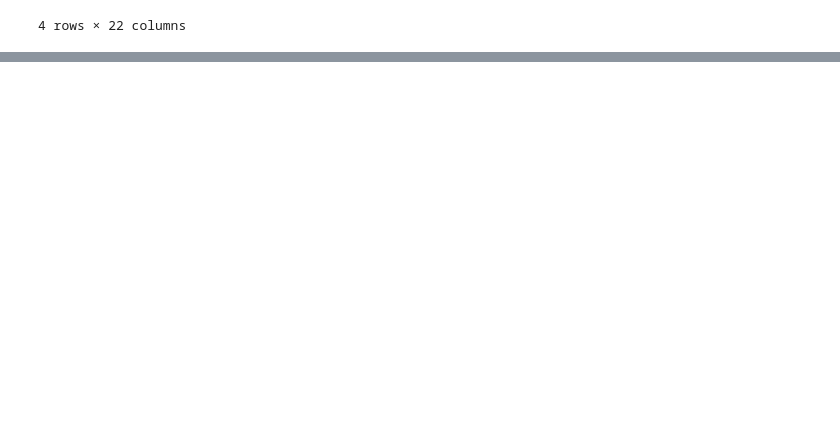
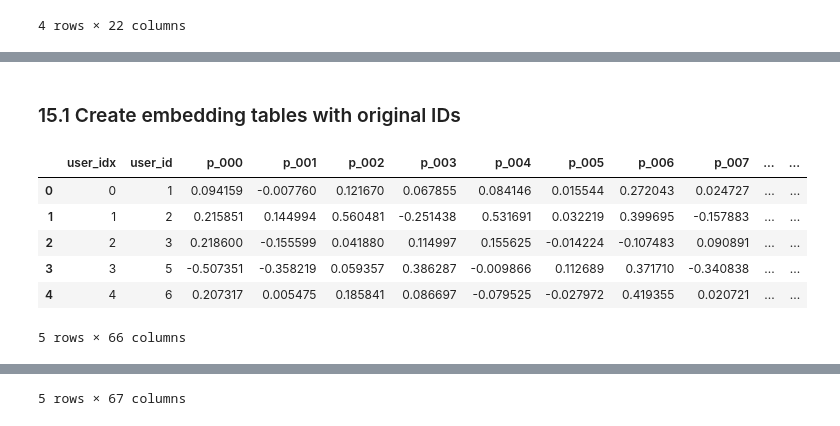
Before and after one commit to 99CCC/ACIT4530, a Jupyter notebook: David/step2.ipynb, the cells around one changed output, grey strips where cells are left out. Saved outputs shown, nothing was run; the diff lists cells and outputs as text; code cells hidden in the pictures; blank space fills up the shorter version.

```diff
--- a/David/step2.ipynb
+++ b/David/step2.ipynb
@@ -4376,0 +3637,64 @@ display(pair_sampling_sensitivity_report.round(6))
+# %% [markdown]
+### 15.1 Create embedding tables with original IDs
+# %%
+user_embedding_columns = [
+    f"p_{dim_idx:03d}"
+    for dim_idx in range(user_embedding_matrix.shape[1])
+]
+
+item_embedding_columns = [
+    f"q_{dim_idx:03d}"
+    for dim_idx in range(item_embedding_matrix.shape[1])
+]
+
+user_embeddings_df = pd.DataFrame(
+    user_embedding_matrix,
+    columns=user_embedding_columns,
+)
+
+user_embeddings_df.insert(
+    0,
+    "user_idx",
+    range(n_users),
+)
+
+user_embeddings_df.insert(
+    1,
+    "user_id",
+    user_embeddings_df["user_idx"].map(idx_to_user),
+)
+
+item_embeddings_df = pd.DataFrame(
+    item_embedding_matrix,
+    columns=item_embedding_columns,
+)
+
+item_embeddings_df.insert(
+    0,
+    "item_idx",
+    range(n_items),
+)
+
+item_embeddings_df.insert(
+    1,
+    "movie_id",
+    item_embeddings_df["item_idx"].map(idx_to_item),
+)
+
+item_embeddings_df["item_bias"] = item_bias_vector
+
+display(user_embeddings_df.head())
+display(item_embeddings_df.head())
+
+assert user_embeddings_df["user_idx"].is_unique
+assert user_embeddings_df["user_id"].is_unique
+assert item_embeddings_df["item_idx"].is_unique
+assert item_embeddings_df["movie_id"].is_unique
+# %% [output]
+|  | user_idx | user_id | p_000 | p_001 | p_002 | p_003 | p_004 | p_005 | p_006 | p_007 | ... | ... |
+| 0 | 0 | 1 | 0.094159 | -0.007760 | 0.121670 | 0.067855 | 0.084146 | 0.015544 | 0.272043 | 0.024727 | ... | ... |
+| 1 | 1 | 2 | 0.215851 | 0.144994 | 0.560481 | -0.251438 | 0.531691 | 0.032219 | 0.399695 | -0.157883 | ... | ... |
+| 2 | 2 | 3 | 0.218600 | -0.155599 | 0.041880 | 0.114997 | 0.155625 | -0.014224 | -0.107483 | 0.090891 | ... | ... |
+| 3 | 3 | 5 | -0.507351 | -0.358219 | 0.059357 | 0.386287 | -0.009866 | 0.112689 | 0.371710 | -0.340838 | ... | ... |
+| 4 | 4 | 6 | 0.207317 | 0.005475 | 0.185841 | 0.086697 | -0.079525 | -0.027972 | 0.419355 | 0.020721 | ... | ... |
+5 rows × 66 columns
@@ -4376,0 +3707 @@ display(pair_sampling_sensitivity_report.round(6))
+5 rows × 67 columns
```
Also changed, not shown: parts of 81 cells of this notebook, 36 other files.
